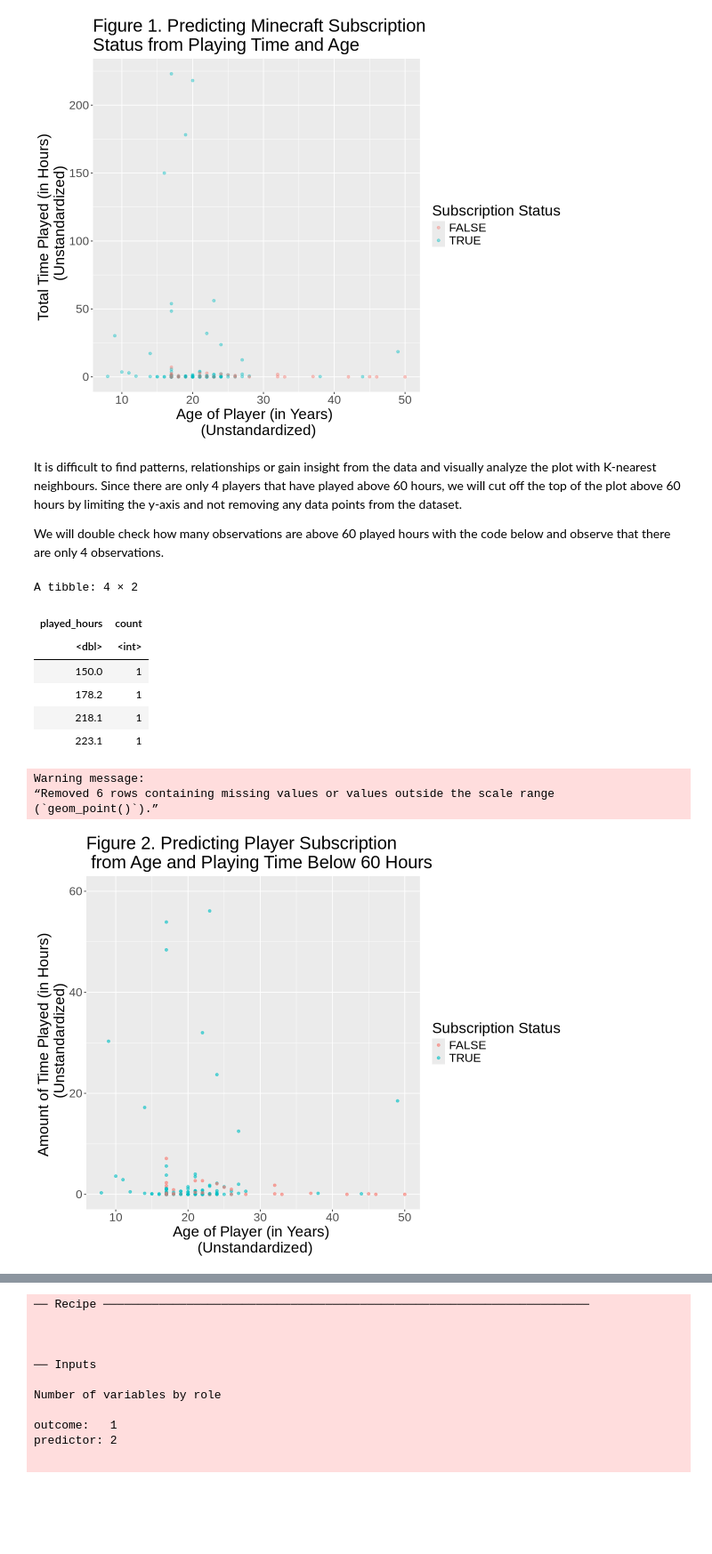
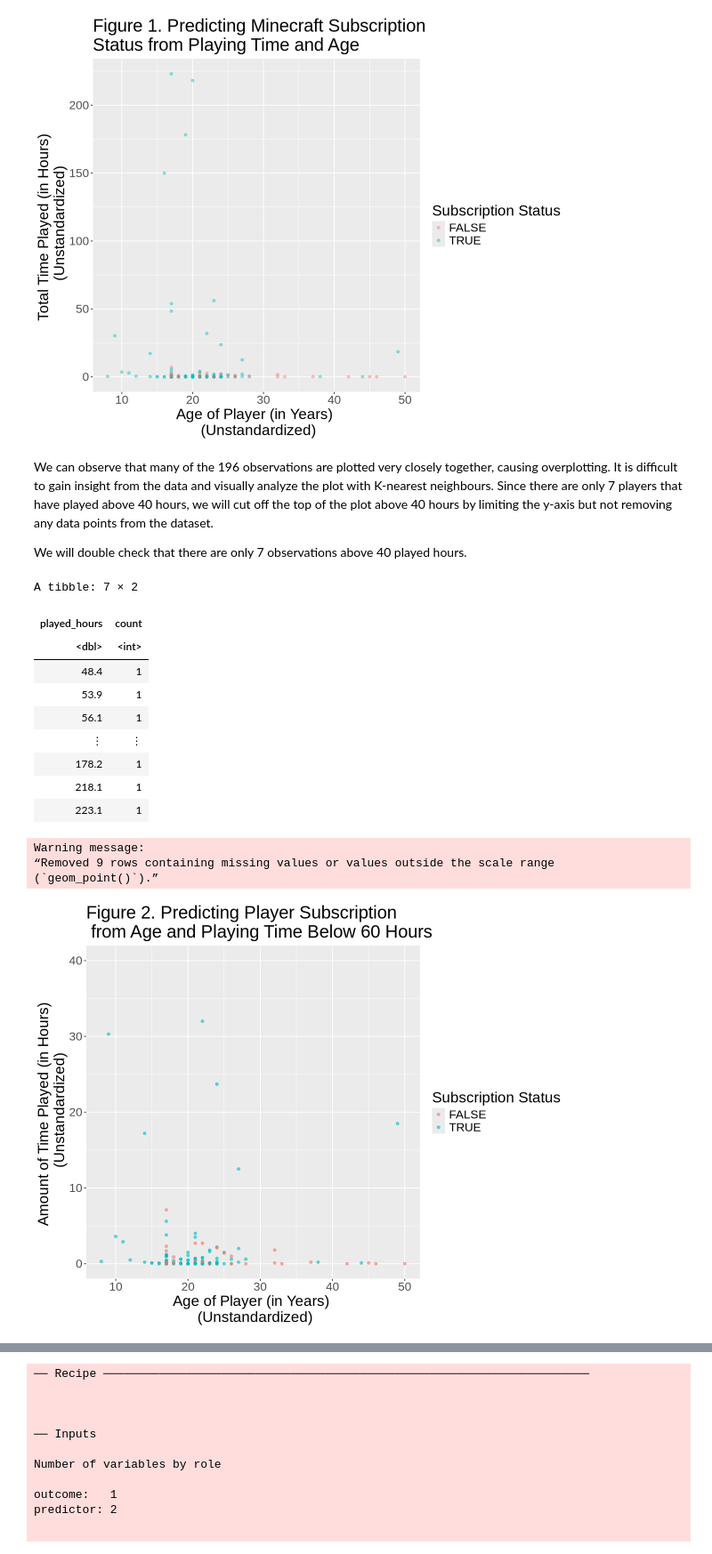
Before and after one commit to Gabriella478/dsci-100-project, a Jupyter notebook: project-2025-final.ipynb, the cells around one changed output, grey strips where cells are left out. Shown at 89% size. Cells and saved outputs as stored; diff of their text form; code cells hidden in the pictures; blank space fills up the shorter version.

```diff
--- a/project-2025-final.ipynb
+++ b/project-2025-final.ipynb
@@ -187,34 +177,37 @@ Warning message:
 (`geom_point()`).”
 [figure]
 # %% [markdown]
-It is difficult to find patterns, relationships or gain insight from the data and visually analyze the plot with K-nearest neighbours.  Since there are only 4 players that have played above 60 hours, we will cut off the top of the plot above 60 hours by limiting the y-axis and not removing any data points from the dataset.
+We can observe that many of the 196 observations are plotted very closely together, causing overplotting.  It is difficult to gain insight from the data and visually analyze the plot with K-nearest neighbours.  Since there are only 7 players that have played above 40 hours, we will cut off the top of the plot above 40 hours by limiting the y-axis but not removing any data points from the dataset.
 
-We will double check how many observations are above 60 played hours with the code below and observe that there are only 4 observations.
+We will double check that there are only 7 observations above 40 played hours.
 # %%
 players |>
-    filter(played_hours > 60) |>
+    filter(played_hours > 40) |>
     group_by(played_hours) |>
     summarize(count = n())
 # %% [output]
-A tibble: 4 × 2
+A tibble: 7 × 2
 | played_hours | count |
 | <dbl> | <int> |
-| 150.0 | 1 |
+| 48.4 | 1 |
+| 53.9 | 1 |
+| 56.1 | 1 |
+| ⋮ | ⋮ |
 | 178.2 | 1 |
 | 218.1 | 1 |
 | 223.1 | 1 |
 # %%
 players_scatter_cut <- players |>
     ggplot(aes(x = Age, y = played_hours)) +
         geom_point(aes(color = subscribe), alpha = 0.6) +
         xlab("Age of Player (in Years) \n (Unstandardized)") +
         ylab("Amount of Time Played (in Hours) \n (Unstandardized)") +
-        ylim(0, 60) +
+        ylim(0, 40) +
         labs(color = "Subscription Status", title = "Figure 2. Predicting Player Subscription \n from Age and Playing Time Below 60 Hours") +
         theme(text = element_text(size = 20))
 players_scatter_cut
 # %% [output]
 Warning message:
-“Removed 6 rows containing missing values or values outside the scale range
+“Removed 9 rows containing missing values or values outside the scale range
 (`geom_point()`).”
-[figure, old version]
+[figure, new version]
```
Also changed, not shown: parts of 15 cells of this notebook.
